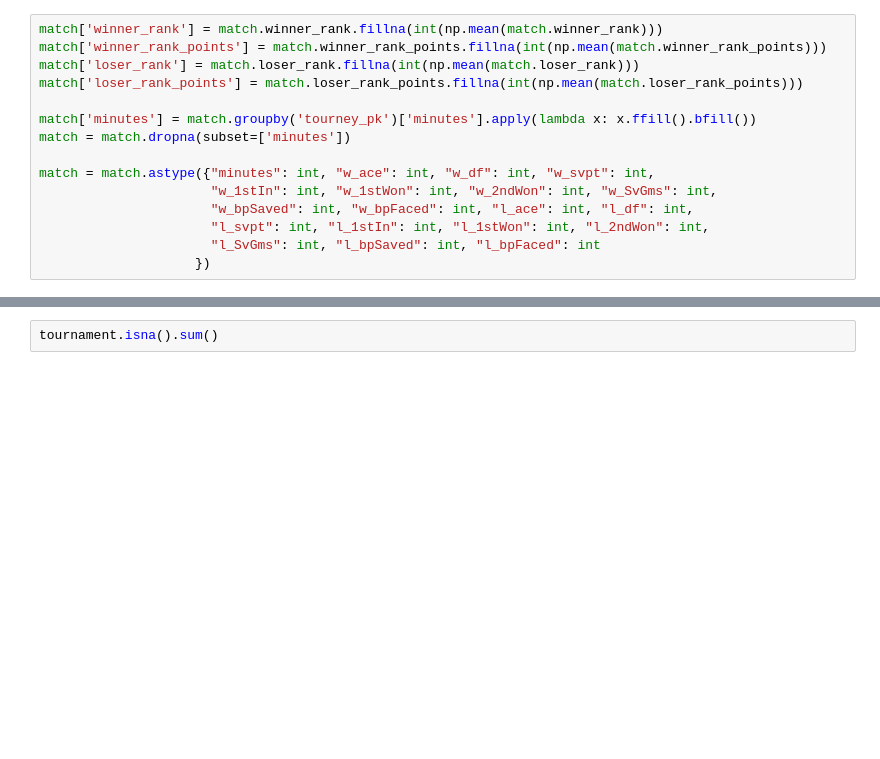
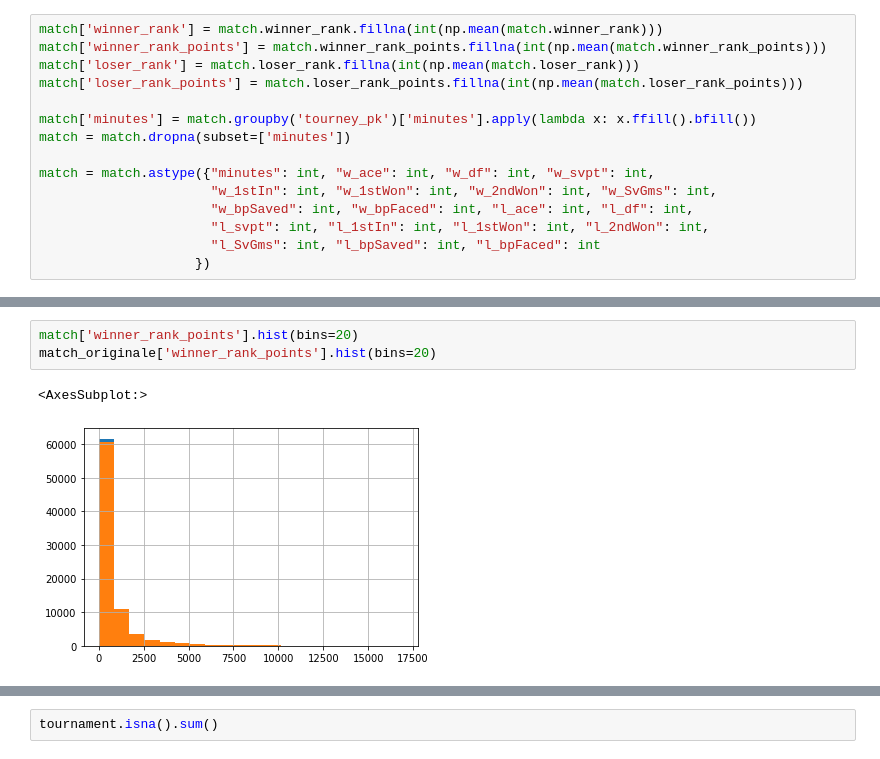
Before and after one commit to cri98li/Laboratory-of-Data-Science, a Jupyter notebook: Gruppo/Parte 1 - 13-11-2021/Missing values.ipynb, the cells around one changed output, grey strips where cells are left out. Cells and saved outputs as stored; diff of their text form; blank space fills up the shorter version.

```diff
--- a/Gruppo/Parte 1 - 13-11-2021/Missing values.ipynb
+++ b/Gruppo/Parte 1 - 13-11-2021/Missing values.ipynb
@@ -88,0 +95,6 @@ dtype: int64
+# %%
+match['winner_rank_points'].hist(bins=20)
+match_originale['winner_rank_points'].hist(bins=20)
+# %% [output]
+<AxesSubplot:>
+[figure, added]
```
Also changed, not shown: parts of 22 cells of this notebook.
